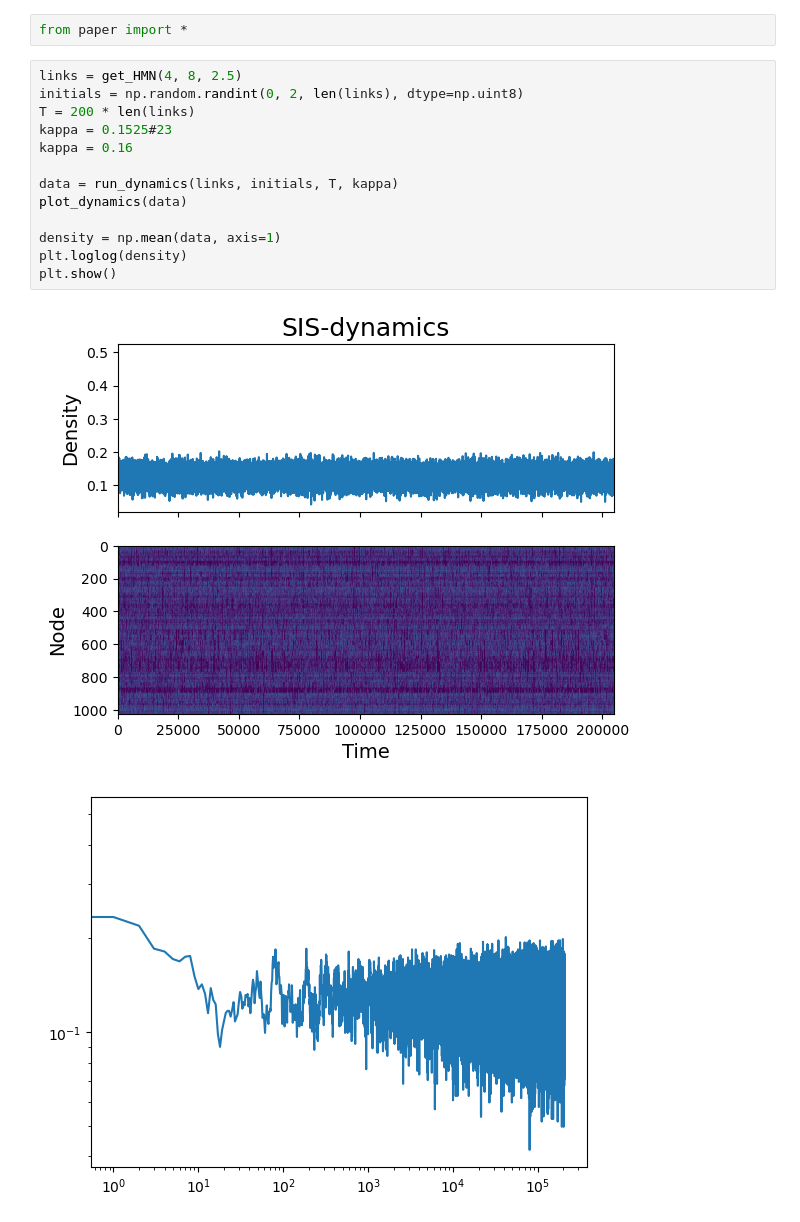
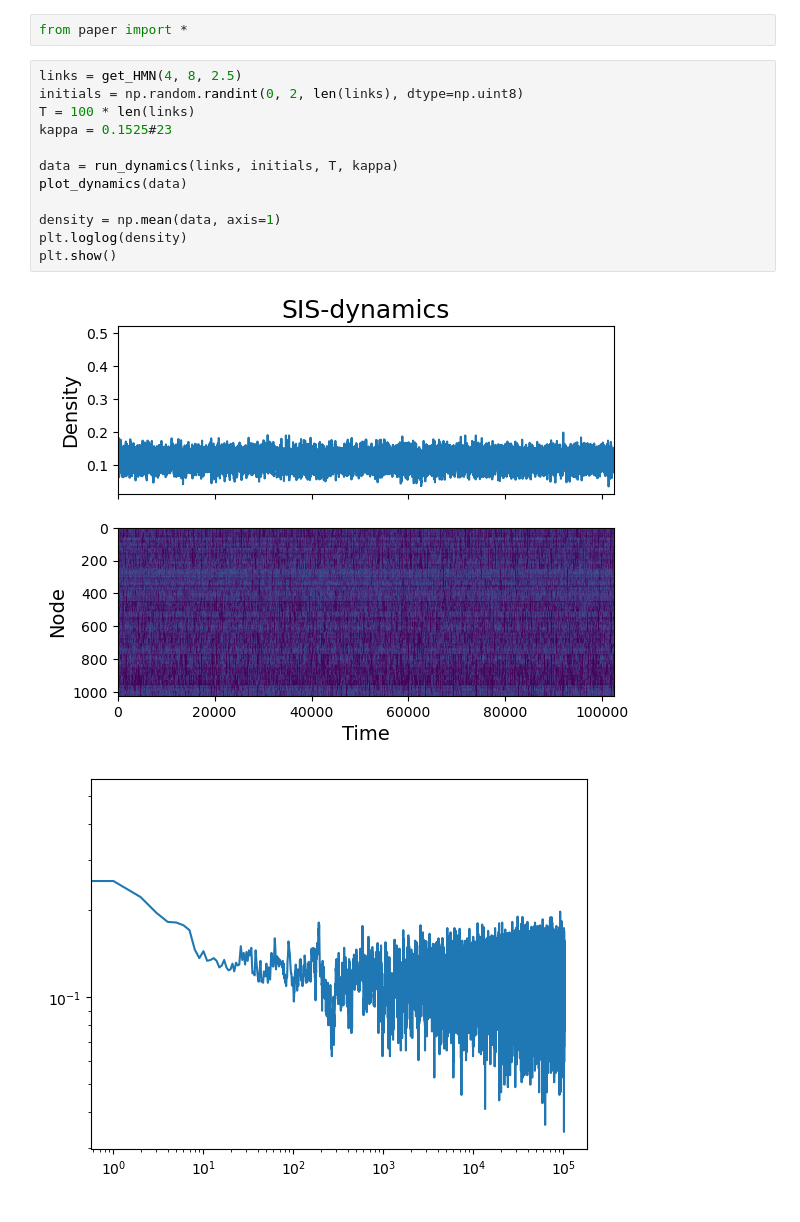
Before and after one commit to leon-marx/pmls, a Jupyter notebook: bugfixing.ipynb, the cells around one changed output. Cells and saved outputs as stored; diff of their text form.

```diff
--- a/bugfixing.ipynb
+++ b/bugfixing.ipynb
@@ -93,16 +93,15 @@ from paper import *
 # %%
 links = get_HMN(4, 8, 2.5)
 initials = np.random.randint(0, 2, len(links), dtype=np.uint8)
-T = 200 * len(links)
+T = 100 * len(links)
 kappa = 0.1525#23
-kappa = 0.16
 
 data = run_dynamics(links, initials, T, kappa)
 plot_dynamics(data)
 
 density = np.mean(data, axis=1)
 plt.loglog(density)
 plt.show()
 # %% [output]
-[figure, old version]
+[figure, new version]
-[figure, old version]
+[figure, new version]
```
Also changed, not shown: parts of 3 cells of this notebook, 5 other files.
